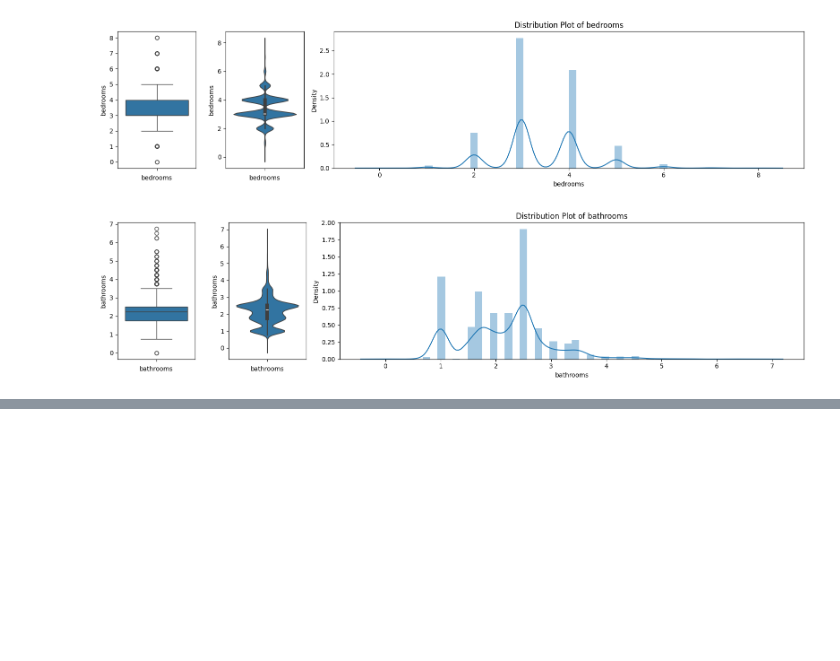
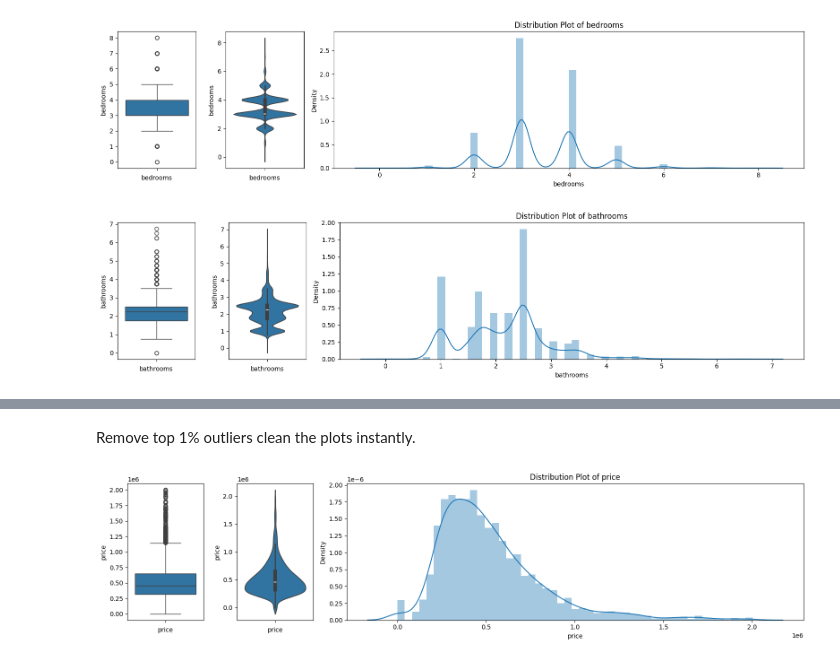
Before and after one commit to sumitdas9706563464-ux/house_price_predection, a Jupyter notebook: need/house_price_predection_analysis.ipynb, the cells around one changed output, grey strips where cells are left out. Saved outputs shown, nothing was run; the diff lists cells and outputs as text; code cells hidden in the pictures; blank space fills up the shorter version.

```diff
--- a/need/house_price_predection_analysis.ipynb
+++ b/need/house_price_predection_analysis.ipynb
@@ -342,0 +382,10 @@ plot_numerical_features(train[numerical_features[1:3]])
+# %% [markdown]
+Remove top 1% outliers
+clean the plots instantly.
+# %%
+q99 = train['price'].quantile(0.99)
+clean_df = train[train['price'] <= q99]
+
+plot_numerical_features(clean_df[['price']])
+# %% [output]
+[figure, added]
```
Also changed, not shown: parts of 13 cells of this notebook.
